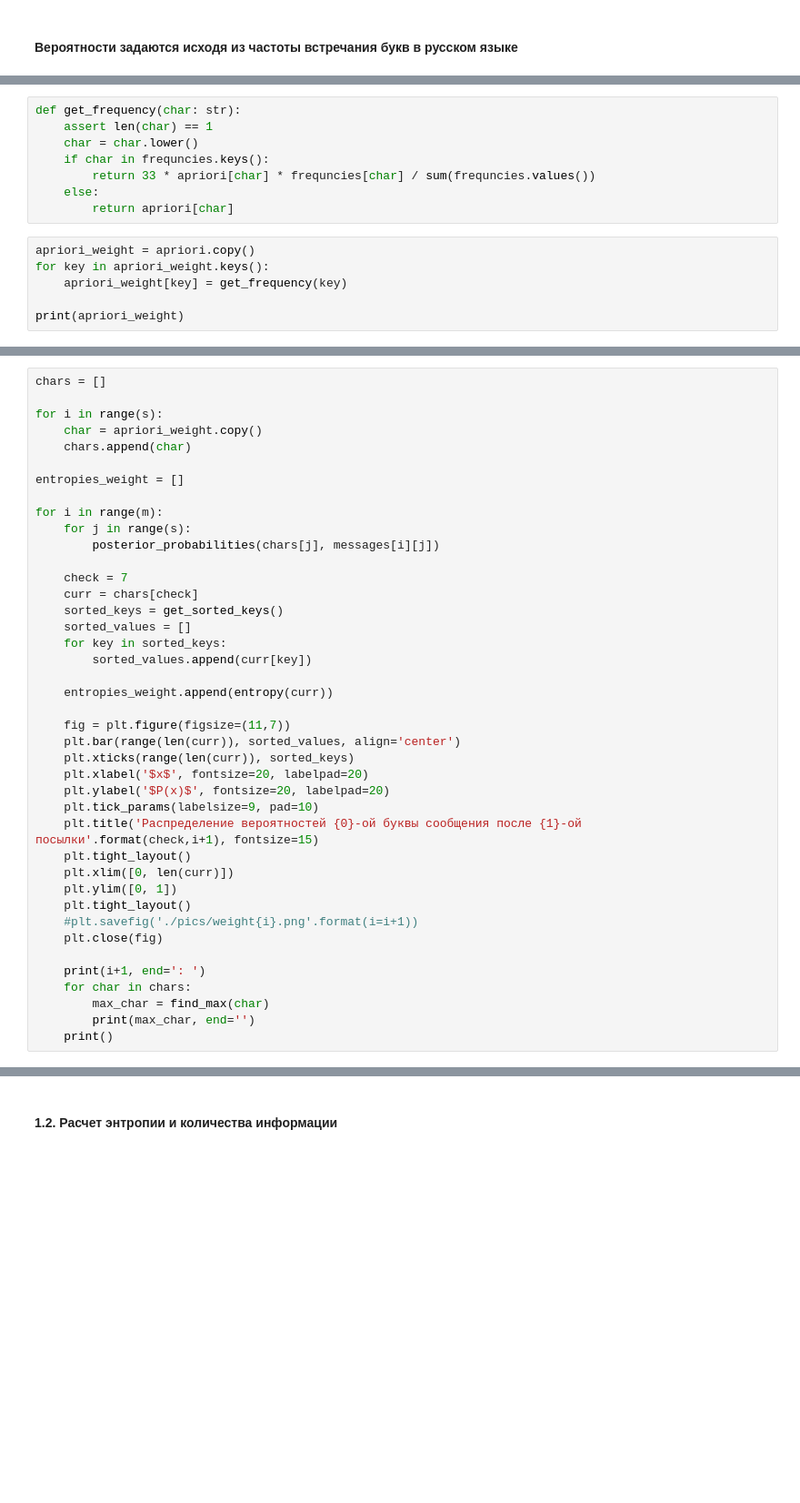
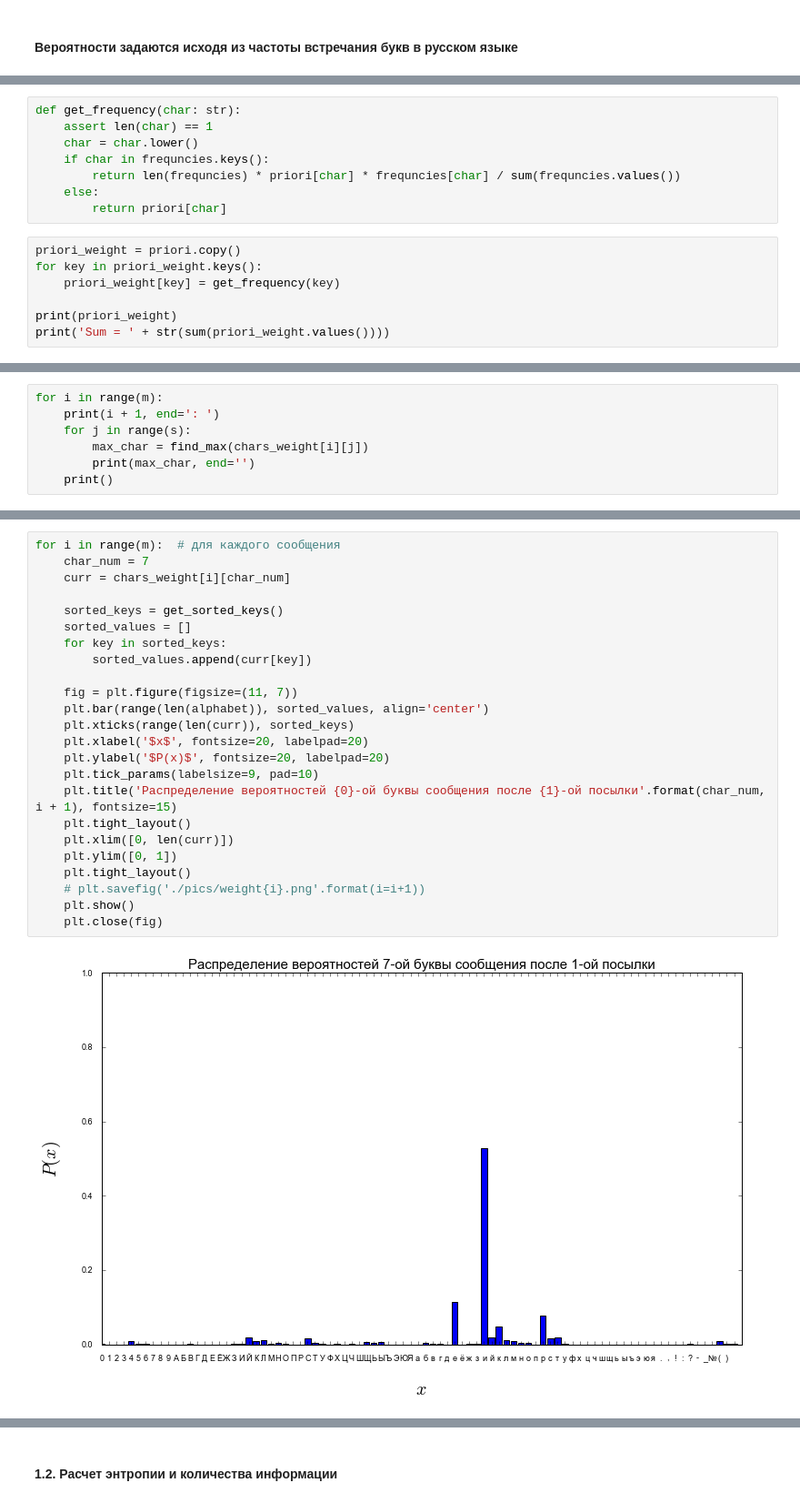
Before and after one commit to vaddya/probability-and-statistics, a Jupyter notebook: lab1/lab1.ipynb, the cells around one changed output, grey strips where cells are left out. Shown at 91% size. Drawn from its saved outputs; the diff is of its cells as text; blank space fills up the shorter version.

```diff
--- a/lab1/lab1.ipynb
+++ b/lab1/lab1.ipynb
@@ -268,12 +259,13 @@ def get_frequency(char: str):
     assert len(char) == 1
     char = char.lower()
     if char in frequncies.keys():
-        return 33 * apriori[char] * frequncies[char] / sum(frequncies.values())
+        return len(frequncies) * priori[char] * frequncies[char] / sum(frequncies.values())
     else:
-        return apriori[char]
+        return priori[char]
 # %%
-apriori_weight = apriori.copy()
-for key in apriori_weight.keys():
-    apriori_weight[key] = get_frequency(key)
+priori_weight = priori.copy()
+for key in priori_weight.keys():
+    priori_weight[key] = get_frequency(key)
 
-print(apriori_weight)
+print(priori_weight)
+print('Sum = ' + str(sum(priori_weight.values())))
@@ -279,0 +305,7 @@ print(apriori_weight)
+# %%
+for i in range(m):
+    print(i + 1, end=': ')
+    for j in range(s):
+        max_char = find_max(chars_weight[i][j])
+        print(max_char, end='')
+    print()
@@ -280,41 +331,26 @@ print(apriori_weight)
 # %%
-chars = []
+for i in range(m):  # для каждого сообщения
+    char_num = 7
+    curr = chars_weight[i][char_num]
 
-for i in range(s):
-    char = apriori_weight.copy()
-    chars.append(char)
-
-entropies_weight = []
-
-for i in range(m):
-    for j in range(s):
-        posterior_probabilities(chars[j], messages[i][j])
-
-    check = 7
-    curr = chars[check]
     sorted_keys = get_sorted_keys()
     sorted_values = []
     for key in sorted_keys:
         sorted_values.append(curr[key])
 
-    entropies_weight.append(entropy(curr))
-
-    fig = plt.figure(figsize=(11,7))
-    plt.bar(range(len(curr)), sorted_values, align='center')
+    fig = plt.figure(figsize=(11, 7))
+    plt.bar(range(len(alphabet)), sorted_values, align='center')
     plt.xticks(range(len(curr)), sorted_keys)
     plt.xlabel('$x$', fontsize=20, labelpad=20)
     plt.ylabel('$P(x)$', fontsize=20, labelpad=20)
     plt.tick_params(labelsize=9, pad=10)
-    plt.title('Распределение вероятностей {0}-ой буквы сообщения после {1}-ой посылки'.format(check,i+1), fontsize=15)
+    plt.title('Распределение вероятностей {0}-ой буквы сообщения после {1}-ой посылки'.format(char_num, i + 1), fontsize=15)
     plt.tight_layout()
     plt.xlim([0, len(curr)])
     plt.ylim([0, 1])
     plt.tight_layout()
-    #plt.savefig('./pics/weight{i}.png'.format(i=i+1))
+    # plt.savefig('./pics/weight{i}.png'.format(i=i+1))
+    plt.show()
     plt.close(fig)
-
-    print(i+1, end=': ')
-    for char in chars:
-        max_char = find_max(char)
-        print(max_char, end='')
-    print()
+# %% [output]
+[figure, added]
```
Also changed, not shown: parts of 19 cells of this notebook.
